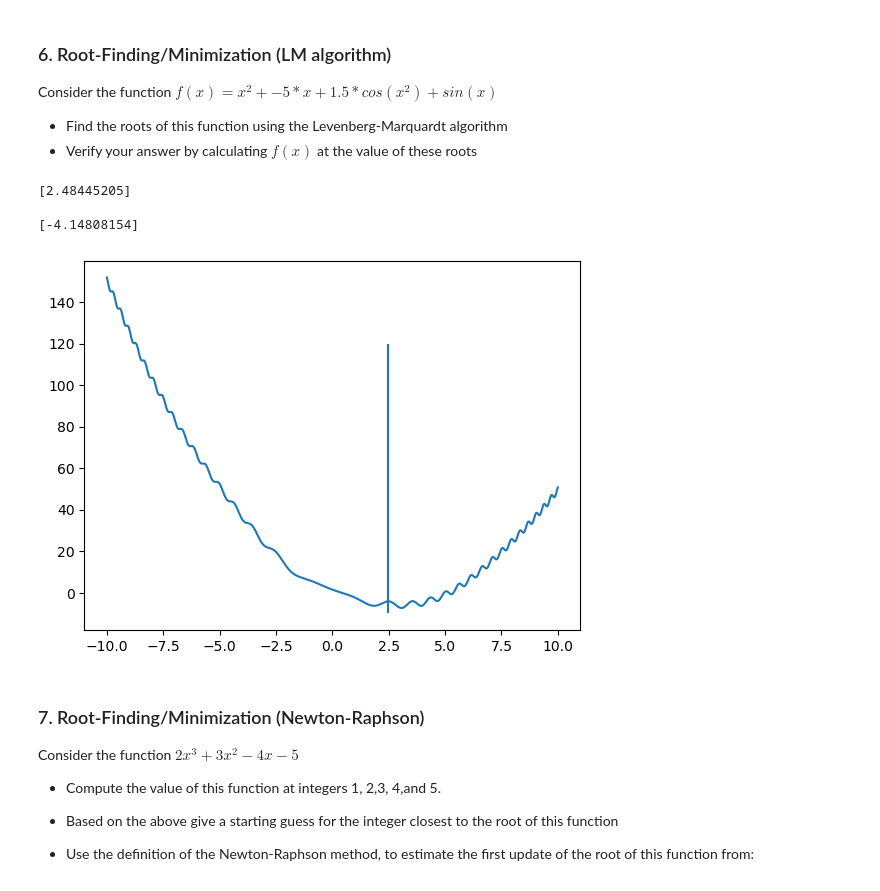
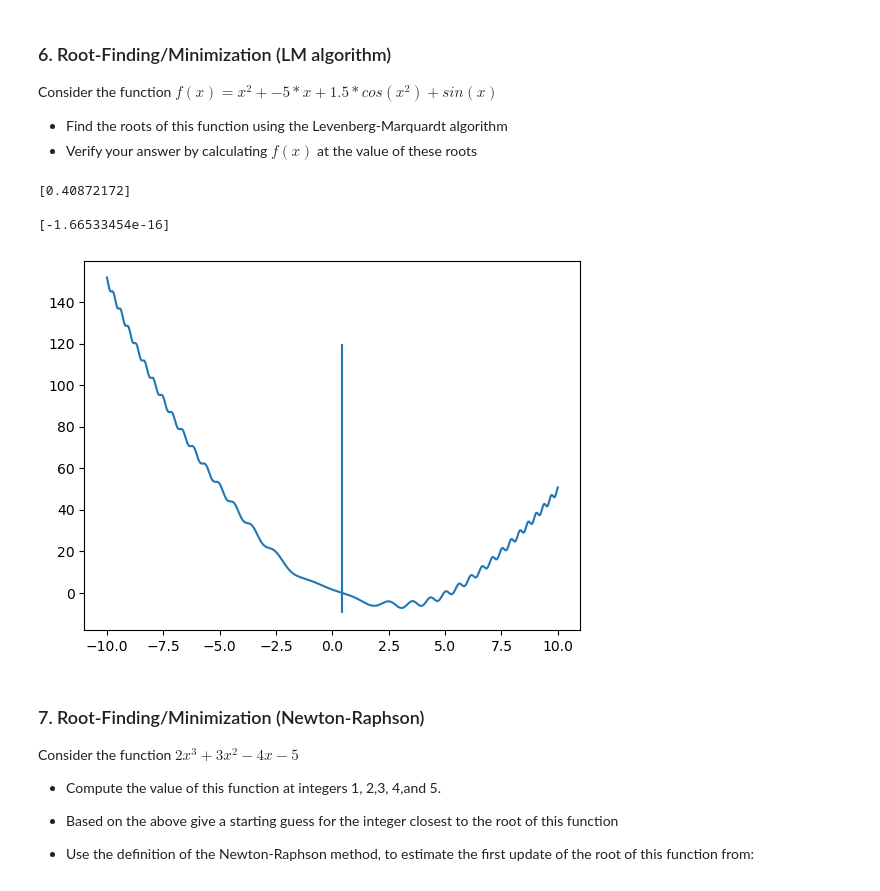
Before and after one commit to astroseandillon/Python-for-data-analysis, a Jupyter notebook: Dillon_Sean_HW_W6.ipynb, the cells around one changed output. Saved outputs shown, nothing was run; the diff lists cells and outputs as text; code cells hidden in the pictures.

```diff
--- a/Dillon_Sean_HW_W6.ipynb
+++ b/Dillon_Sean_HW_W6.ipynb
@@ -323,23 +323,23 @@ Consider the function $f(x) = x^{2}+-5*x+1.5*cos(x^{2}) + sin(x)$
 # %%
 import numpy as np
 from scipy import optimize
 import matplotlib.pyplot as plt
 
 func = lambda x: x**2 + -5*x + 1.5*np.cos(x**2) + np.sin(x)
-sol = optimize.root(func, 2.0, method='lm')
+sol = optimize.root(func, 3.0, method='lm')
 
 print(sol.x)
 print('')
 print(func(sol.x))
 xvals = np.linspace(-10,10,1000)
 plt.plot(xvals,func(xvals))
 plt.vlines(sol.x, -10,120)
 plt.show()
 # %% [output]
-[2.48445205]
+[0.40872172]
 
-[-4.14808154]
+[-1.66533454e-16]
-[figure, old version]
+[figure, new version]
 # %% [markdown]
 ### 7. Root-Finding/Minimization (Newton-Raphson)
 
```
